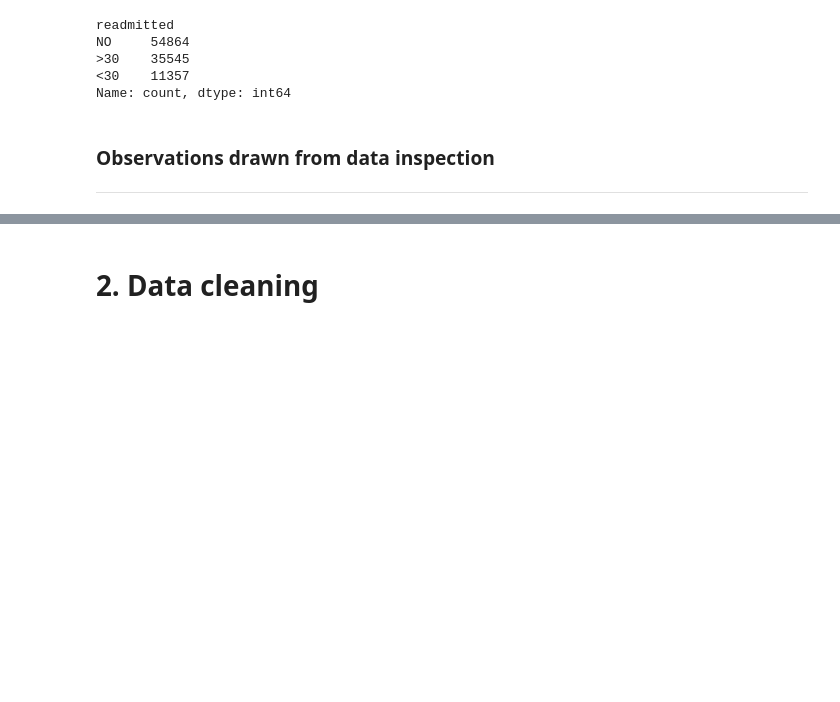
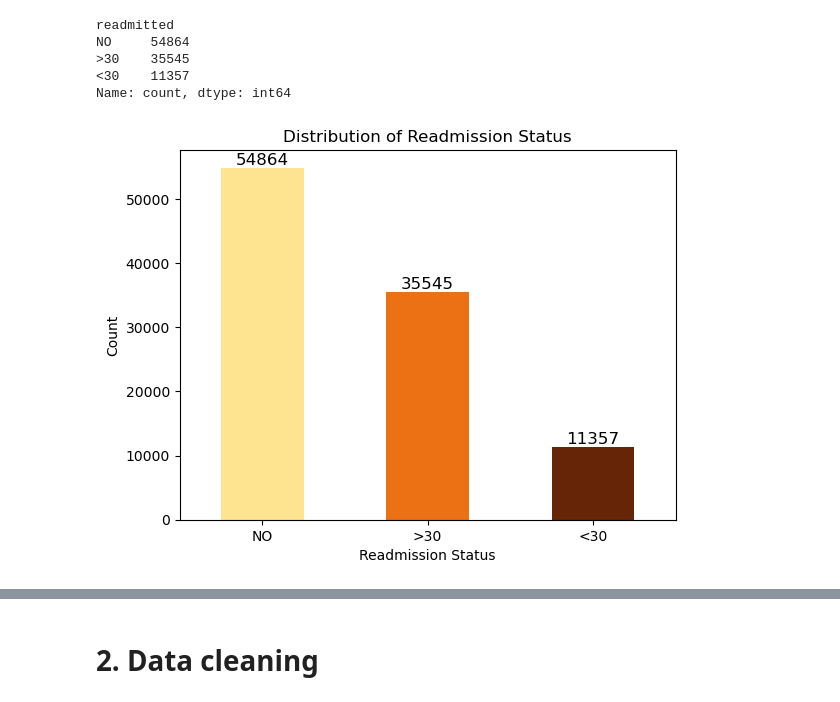
Before and after one commit to Jodhiamboapiyo/Diabetes_130-US_Hospitals_1999-2008, a Jupyter notebook: Notebooks/Kitasi.ipynb, the cells around one changed output, grey strips where cells are left out. Saved outputs shown, nothing was run; the diff lists cells and outputs as text; code cells hidden in the pictures; blank space fills up the shorter version.

```diff
--- a/Notebooks/Kitasi.ipynb
+++ b/Notebooks/Kitasi.ipynb
@@ -176,8 +179,18 @@ NO     54864
 >30    35545
 <30    11357
 Name: count, dtype: int64
-# %% [markdown]
-### Observations drawn from data inspection
-
-
--------------------------------------------------------------------------------------------------------------------------------------------------------------------------------
+# %%
+#vizualizing the distribution of the target variable
+ax=df['readmitted'].value_counts().plot(kind='bar', color=['#fee391','#ec7014','#662506'])
+for p in ax.patches:
+    ax.annotate(f'{p.get_height()}', (p.get_x() + p.get_width() / 2, p.get_height()),
+                ha='center', va='bottom', fontsize=12)
+
+# Labels and title
+plt.xlabel("Readmission Status")
+plt.ylabel("Count")
+plt.title("Distribution of Readmission Status")
+plt.xticks(rotation=0)  # Ensures labels are horizontal
+plt.show()
+# %% [output]
+[figure, added]
```
Also changed, not shown: parts of 15 cells of this notebook, 1 other file.
